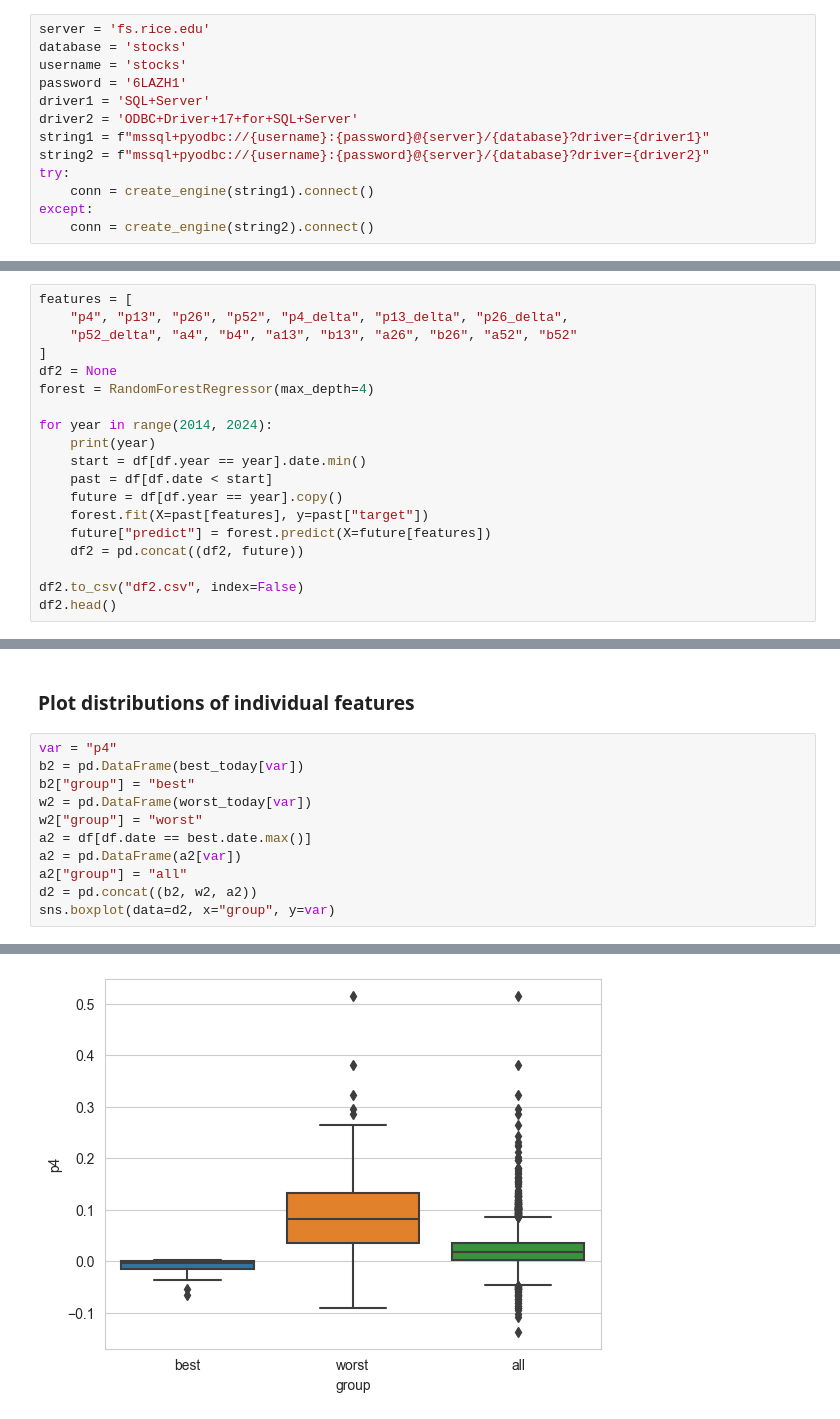
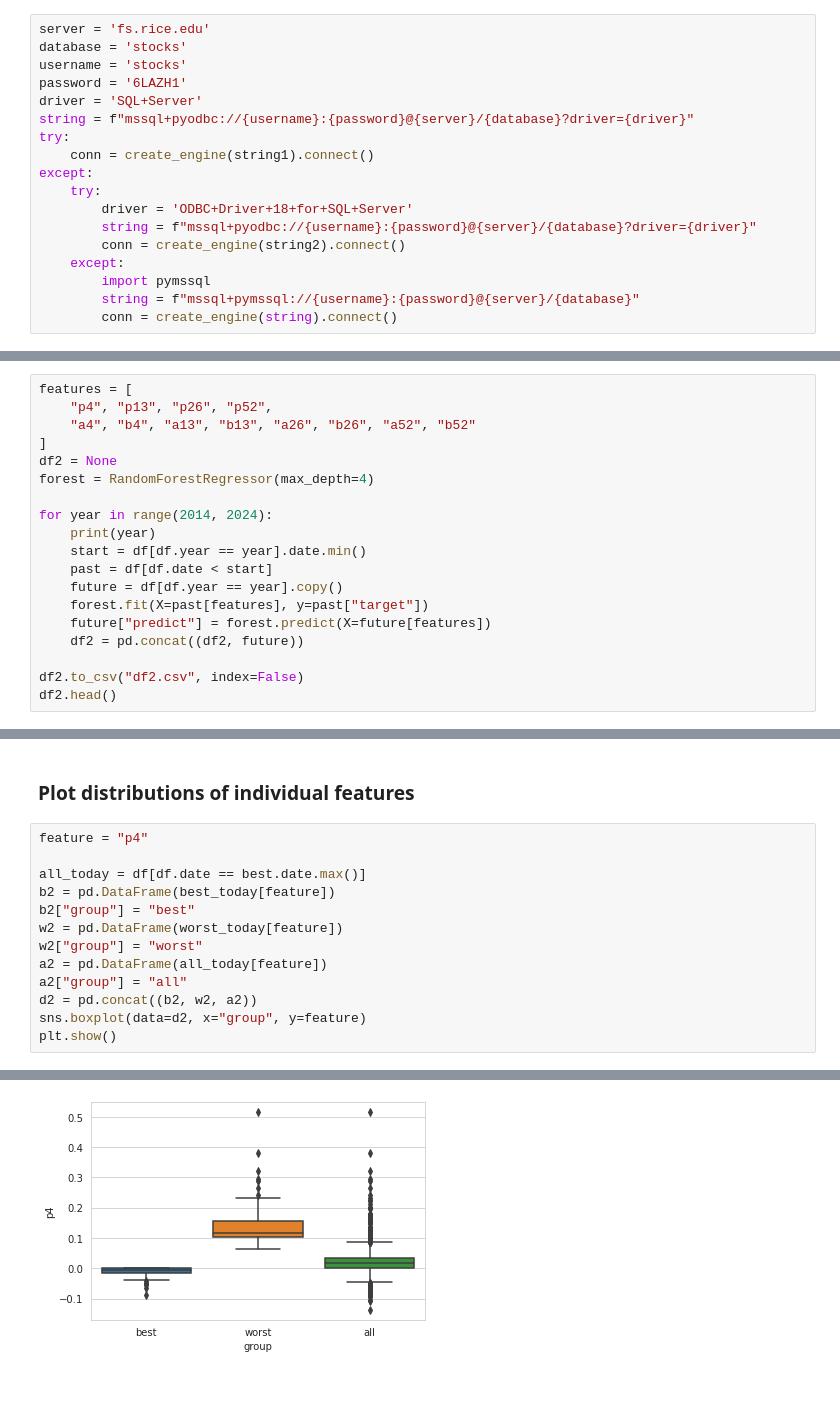
Before and after one commit to learn-investments/mgmt767, a Jupyter notebook: notebooks/05_moving_averages.ipynb, the cells around one changed output, grey strips where cells are left out. Drawn from its saved outputs; the diff is of its cells as text; blank space fills up the shorter version.

```diff
--- a/notebooks/05_moving_averages.ipynb
+++ b/notebooks/05_moving_averages.ipynb
@@ -14,11 +14,16 @@ server = 'fs.rice.edu'
 database = 'stocks'
 username = 'stocks'
 password = '6LAZH1'
-driver1 = 'SQL+Server'
-driver2 = 'ODBC+Driver+17+for+SQL+Server'
-string1 = f"mssql+pyodbc://{username}:{password}@{server}/{database}?driver={driver1}"
-string2 = f"mssql+pyodbc://{username}:{password}@{server}/{database}?driver={driver2}"
+driver = 'SQL+Server'
+string = f"mssql+pyodbc://{username}:{password}@{server}/{database}?driver={driver}"
 try:
     conn = create_engine(string1).connect()
 except:
-    conn = create_engine(string2).connect()
+    try:
+        driver = 'ODBC+Driver+18+for+SQL+Server'
+        string = f"mssql+pyodbc://{username}:{password}@{server}/{database}?driver={driver}"
+        conn = create_engine(string2).connect()
+    except:
+        import pymssql
+        string = f"mssql+pymssql://{username}:{password}@{server}/{database}"
+        conn = create_engine(string).connect()
@@ -196,8 +187,8 @@ Notes:
 ### Backtest a random forest
 # %%
 features = [
-    "p4", "p13", "p26", "p52", "p4_delta", "p13_delta", "p26_delta",
-    "p52_delta", "a4", "b4", "a13", "b13", "a26", "b26", "a52", "b52"
+    "p4", "p13", "p26", "p52",
+    "a4", "b4", "a13", "b13", "a26", "b26", "a52", "b52"
 ]
 df2 = None
 forest = RandomForestRegressor(max_depth=4)
@@ -311,14 +307,16 @@ d.round(2)
 # %% [markdown]
 ### Plot distributions of individual features
 # %%
-var = "p4"
-b2 = pd.DataFrame(best_today[var])
+feature = "p4"
+
+all_today = df[df.date == best.date.max()]
+b2 = pd.DataFrame(best_today[feature])
 b2["group"] = "best"
-w2 = pd.DataFrame(worst_today[var])
+w2 = pd.DataFrame(worst_today[feature])
 w2["group"] = "worst"
-a2 = df[df.date == best.date.max()]
-a2 = pd.DataFrame(a2[var])
+a2 = pd.DataFrame(all_today[feature])
 a2["group"] = "all"
 d2 = pd.concat((b2, w2, a2))
-sns.boxplot(data=d2, x="group", y=var)
+sns.boxplot(data=d2, x="group", y=feature)
+plt.show()
 # %% [output]
@@ -326 +323 @@ sns.boxplot(data=d2, x="group", y=var)
-[figure, old version]
+[figure, new version]
```
Also changed, not shown: parts of 8 cells of this notebook.
